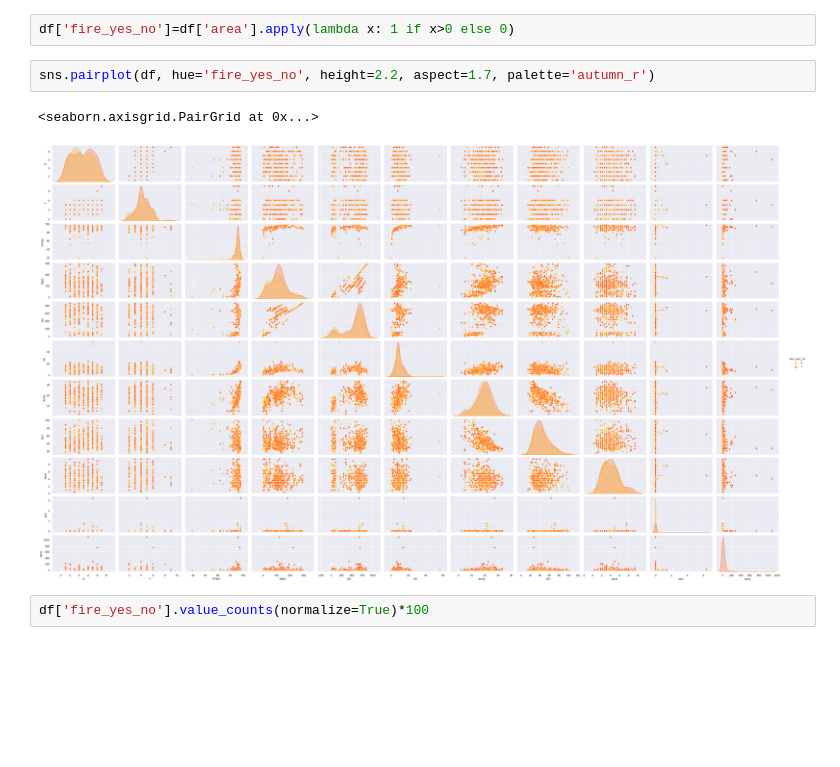
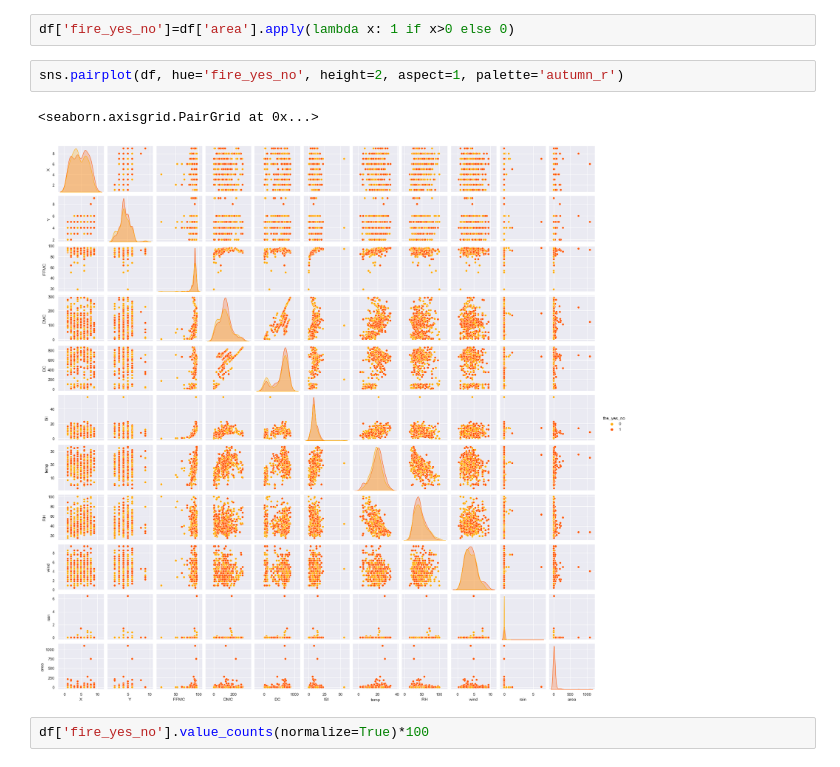
Before and after one commit to InnaG33/Sunny-spot, a Jupyter notebook: forest_fires.ipynb, the cells around one changed output. Drawn from its saved outputs; the diff is of its cells as text; blank space fills up the shorter version.

```diff
--- a/forest_fires.ipynb
+++ b/forest_fires.ipynb
@@ -258,10 +279,10 @@ sns.histplot(df['area'], kde=True, bins=50, color='green')
 # %%
 df['fire_yes_no']=df['area'].apply(lambda x: 1 if x>0 else 0)
 # %%
-sns.pairplot(df, hue='fire_yes_no', height=2.2, aspect=1.7, palette='autumn_r')
+sns.pairplot(df, hue='fire_yes_no', height=2, aspect=1, palette='autumn_r')
 # %% [output]
 <seaborn.axisgrid.PairGrid at 0x...>
-[figure, old version]
+[figure, new version]
 # %%
 df['fire_yes_no'].value_counts(normalize=True)*100
 # %% [output]
```
Also changed, not shown: parts of 192 cells of this notebook.
